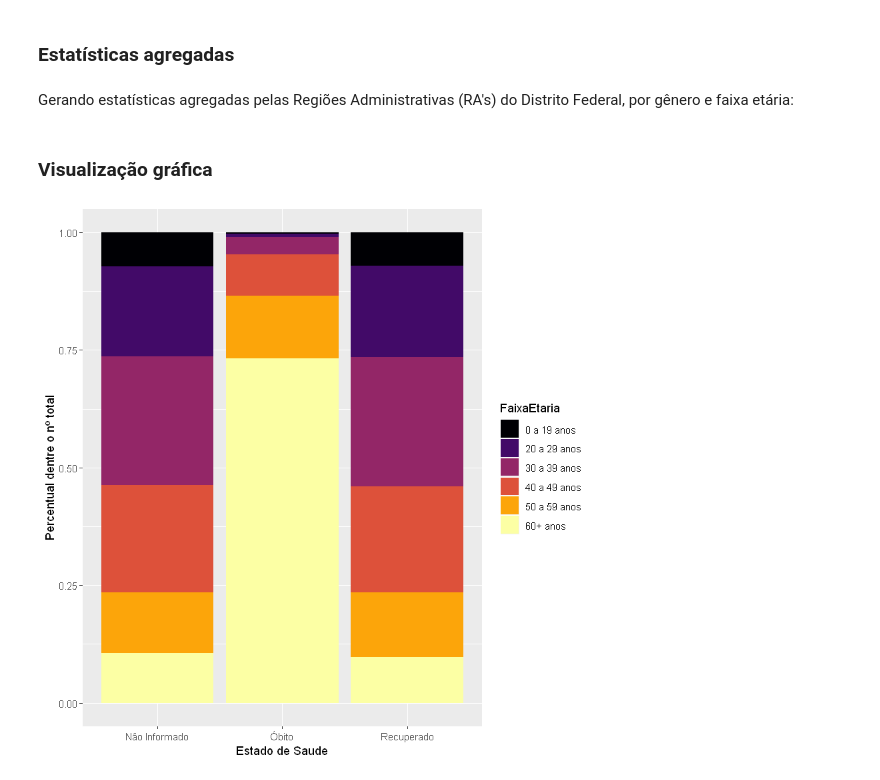
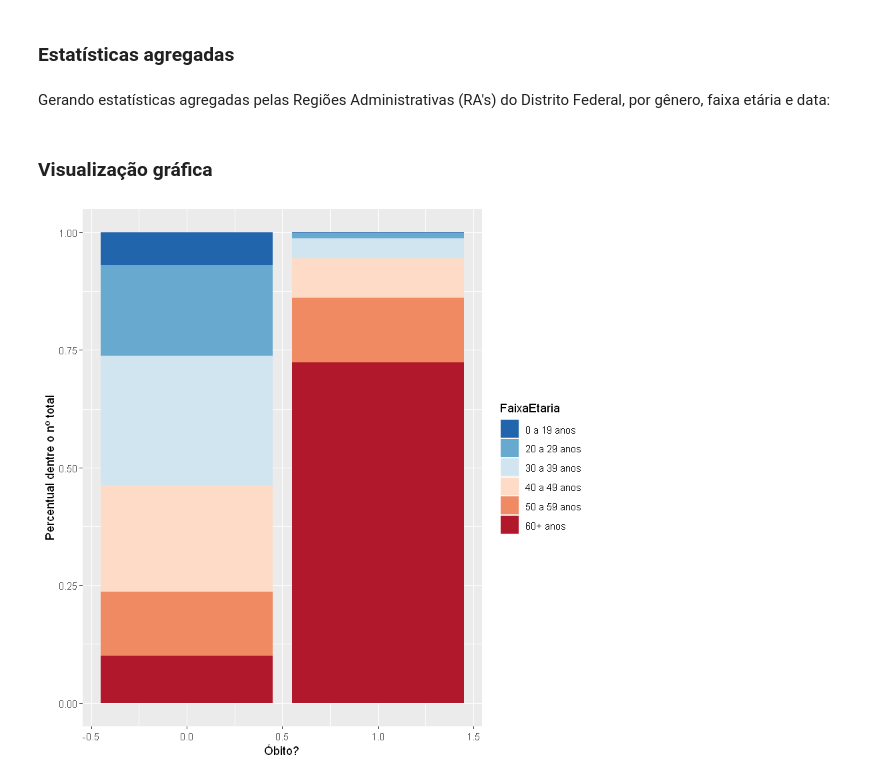
Before and after one commit to rstuckert3/covid_df, a Jupyter notebook: covid_notebook.ipynb, the cells around one changed output. Cells and saved outputs as stored; diff of their text form; code cells hidden in the pictures.

Commit message:
Dados de 2020-07-21 12:00. Melhorias no notebook

```diff
--- a/covid_notebook.ipynb
+++ b/covid_notebook.ipynb
@@ -39,12 +39,11 @@ Warning message:
 # %%
-# Puxa o arquivo e importa os dados
 arquivo <- "datasets/dados-abertos.csv"
 #link <- "https://covid19.ssp.df.gov.br/resources/dados/dados-abertos.csv"
 df <- data.table::fread(arquivo, encoding = "UTF-8",
-                        col.names = c("id", "Data", "DataCadastro", "Sexo",
-                                      "FaixaEtaria", "RA", "UF", "EstadoSaude",
+                        col.names = c("Data", "DataCadastro", "Sexo",
+                                      "FaixaEtaria", "RA", "UF", "Obito", "DataPrimeirosintomas",
                                       "Pneumopatia", "Nefropatia", "DHematologica",
                                       "DistMetabolico", "Imunopressao", "Obesidade",
                                       "Outros", "Cardiovasculopatia"),
-                        colClasses = list(factor= c(4, 6, 7)) # Colunas Sexo, RA e UF como factors
+                        colClasses = list(factor= c(3, 5, 6)) # Colunas Sexo, RA e UF como factors
                         )
@@ -52,0 +108,5 @@ df <- data.table::fread(arquivo, encoding = "UTF-8",
+# %%
+df <- df %>%
+  mutate(TempoPercorridoExame = DataCadastro - DataPrimeirosintomas)
+
+head(df$TempoPercorridoExame)
@@ -112,19 +149,19 @@ df <- df %>%
   )
 
 
-# Remove a coluna com a data de extração, corrige a coluna das datas de entrada,
-# e cria as variáveis "Tem comorbidade?" e "Estado ativo?"
+# Corrige a coluna das datas de entrada, cria as variáveis "Tem comorbidade?"
+# e transforma a variável Obito em binário
 df <- df %>%
+  mutate(Comorbidade = case_when(Pneumopatia + Nefropatia + DHematologica + DistMetabolico + Imunopressao + Outros + Cardiovasculopatia > 0 ~ 1, TRUE ~ 0),
+         Obito = ifelse(Obito == "Sim", 1, 0)
+        )
 
-  select(-c("Data")) %>%
+# Transforma a variável Comorbidade em factor.
+df <- df %>%
+  mutate(Comorbidade = as.factor(df$Comorbidade))
+str(df$Comorbidade)
 
-  mutate(DataCadastro = as.Date(DataCadastro, format = '%d/%m/%Y'),
-         Comorbidade = case_when(Pneumopatia + Nefropatia + DHematologica + DistMetabolico + Imunopressao + Outros + Cardiovasculopatia > 0 ~ 1, TRUE ~ 0),
-         Status = ifelse(EstadoSaude %in% c("Leve", "Moderado", "Grave", "Não Informado"),
-                         "Ativo", EstadoSaude)) # Cria a variável "Status", que mostra se a pessoa está recuperada,se foi a óbito, ou se é um caso ativo.
 
-# Verificando novamente
-class(df$DataCadastro)
-head(df$DataCadastro)
-table(df$Status) # Variável de estado do paciente
+# Verificando o número de óbitos
+table(df$Obito)
 # %% [output]
@@ -143,7 +175,7 @@ Agora, seguiremos com a análise exploratória dos dados. Primeiro, geraremos ag
 # %% [markdown]
 ### Estatísticas agregadas
 # %% [markdown]
-Gerando estatísticas agregadas pelas Regiões Administrativas (RA's) do Distrito Federal, por gênero e faixa etária:
+Gerando estatísticas agregadas pelas Regiões Administrativas (RA's) do Distrito Federal, por gênero, faixa etária e data:
 # %%
 # Gera estatísticas agrupadas...
 # ... por Região Administrativa do Distrito Federal (RA)
@@ -198,13 +226,12 @@ grouped_by_Data <- df %>%
 # %%
 # Visualização gráfica.
 #esquisser(data = df)
 
 df %>%
  filter(!(UF %in% "")) %>%
- ggplot() +
- aes(x = EstadoSaude, fill = FaixaEtaria) +
+ ggplot(aes(x = Obito, fill = FaixaEtaria)) +
  geom_bar(position = "fill") +
- scale_fill_viridis_d(option = "inferno") +
- labs(x = "Estado de Saude", y = "Percentual dentre o nº total")
+ scale_fill_brewer(palette="RdBu", direction = -1) +
+ labs(x = "Óbito?", y = "Percentual dentre o nº total")
 # %% [output]
-[figure, old version]
+[figure, new version]
```
Also changed, not shown: parts of 28 cells of this notebook.
